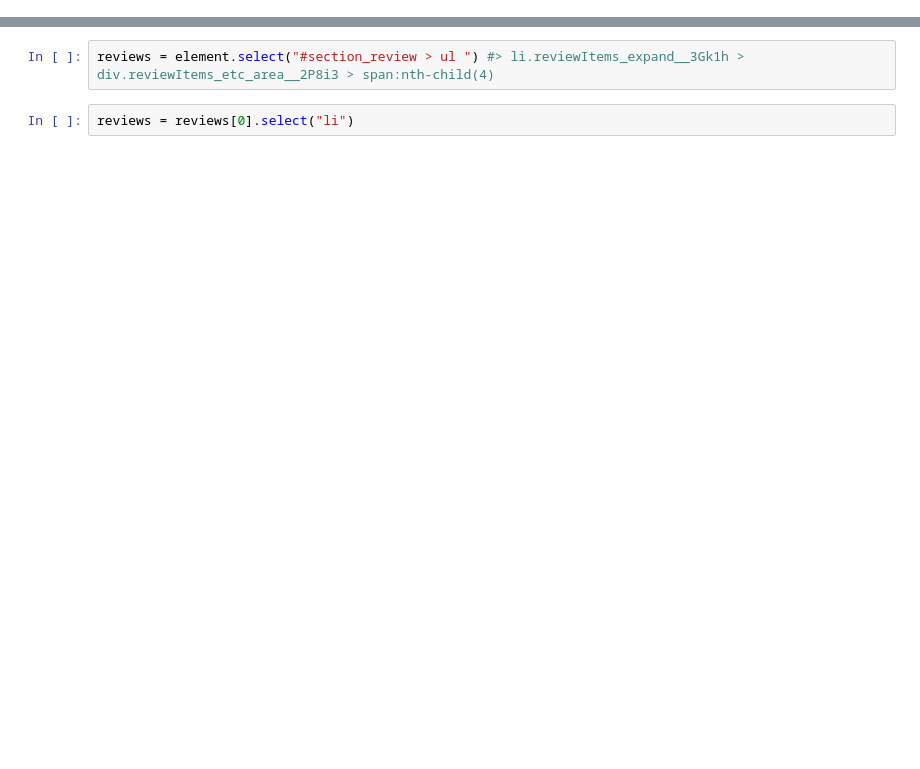
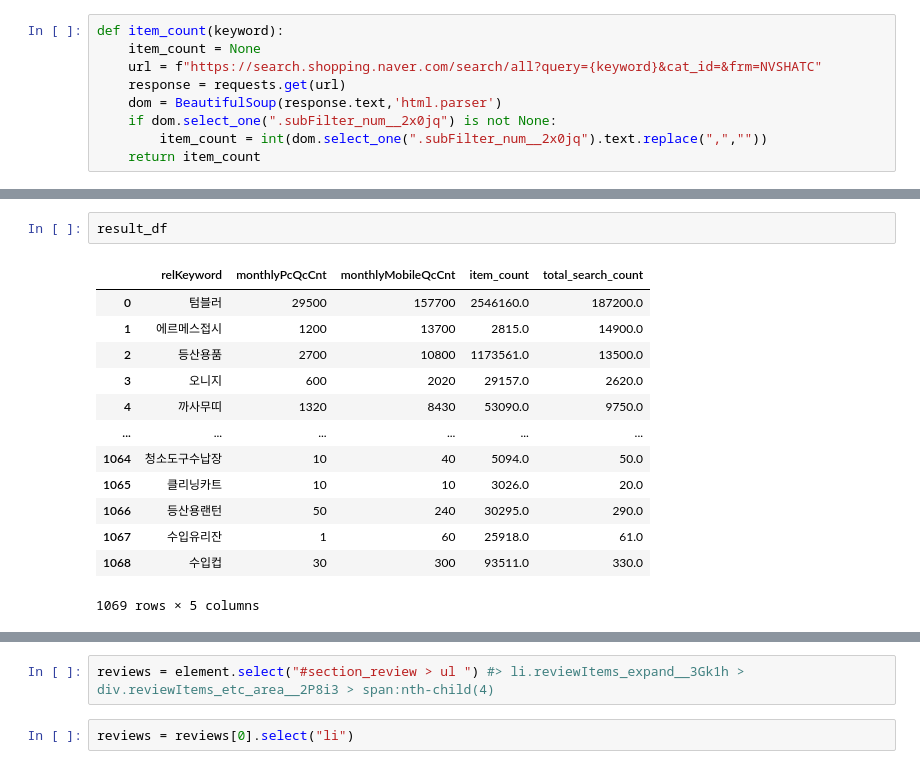
Before and after one commit to Jjomaeng/KT_Projects, a Jupyter notebook: Data Analysis/02_naver_smart_store_project_.ipynb, the cells around one changed output, grey strips where cells are left out. Cells and saved outputs as stored; diff of their text form; blank space fills up the shorter version.

```diff
--- a/Data Analysis/02_naver_smart_store_project_.ipynb
+++ b/Data Analysis/02_naver_smart_store_project_.ipynb
@@ -40,0 +129,9 @@ import seaborn as sns
+# %%
+def item_count(keyword):
+    item_count = None
+    url = f"https://search.shopping.naver.com/search/all?query={keyword}&cat_id=&frm=NVSHATC"
+    response = requests.get(url)
+    dom = BeautifulSoup(response.text,'html.parser')
+    if dom.select_one(".subFilter_num__2x0jq") is not None:
+        item_count = int(dom.select_one(".subFilter_num__2x0jq").text.replace(",",""))
+    return item_count
@@ -40,0 +154,16 @@ import seaborn as sns
+# %%
+result_df
+# %% [output]
+|  | relKeyword | monthlyPcQcCnt | monthlyMobileQcCnt | item_count | total_search_count |
+| 0 | 텀블러 | 29500 | 157700 | 2546160.0 | 187200.0 |
+| 1 | 에르메스접시 | 1200 | 13700 | 2815.0 | 14900.0 |
+| 2 | 등산용품 | 2700 | 10800 | 1173561.0 | 13500.0 |
+| 3 | 오니지 | 600 | 2020 | 29157.0 | 2620.0 |
+| 4 | 까사무띠 | 1320 | 8430 | 53090.0 | 9750.0 |
+| ... | ... | ... | ... | ... | ... |
+| 1064 | 청소도구수납장 | 10 | 40 | 5094.0 | 50.0 |
+| 1065 | 클리닝카트 | 10 | 10 | 3026.0 | 20.0 |
+| 1066 | 등산용랜턴 | 50 | 240 | 30295.0 | 290.0 |
+| 1067 | 수입유리잔 | 1 | 60 | 25918.0 | 61.0 |
+| 1068 | 수입컵 | 30 | 300 | 93511.0 | 330.0 |
+1069 rows × 5 columns
```
Also changed, not shown: parts of 59 cells of this notebook.
